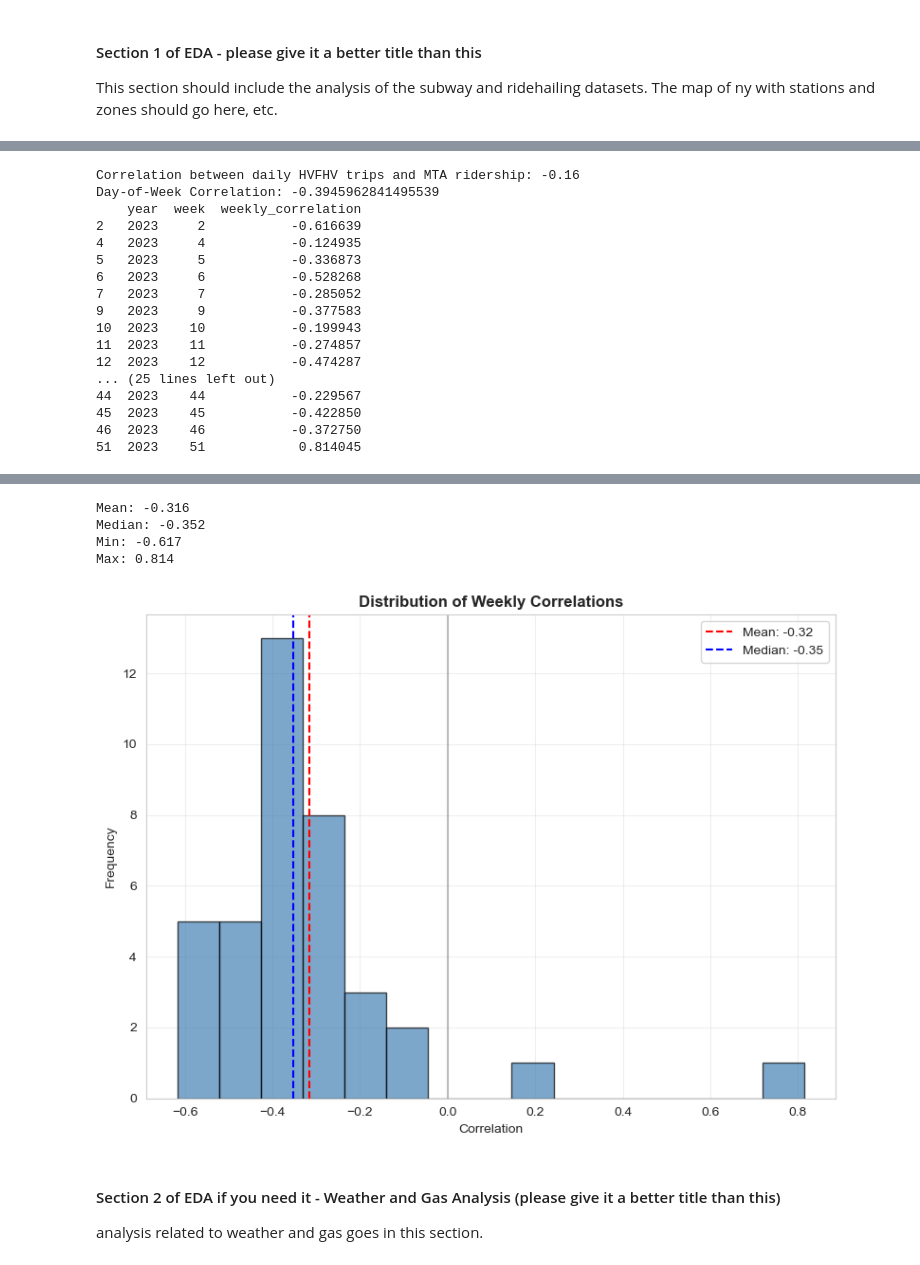
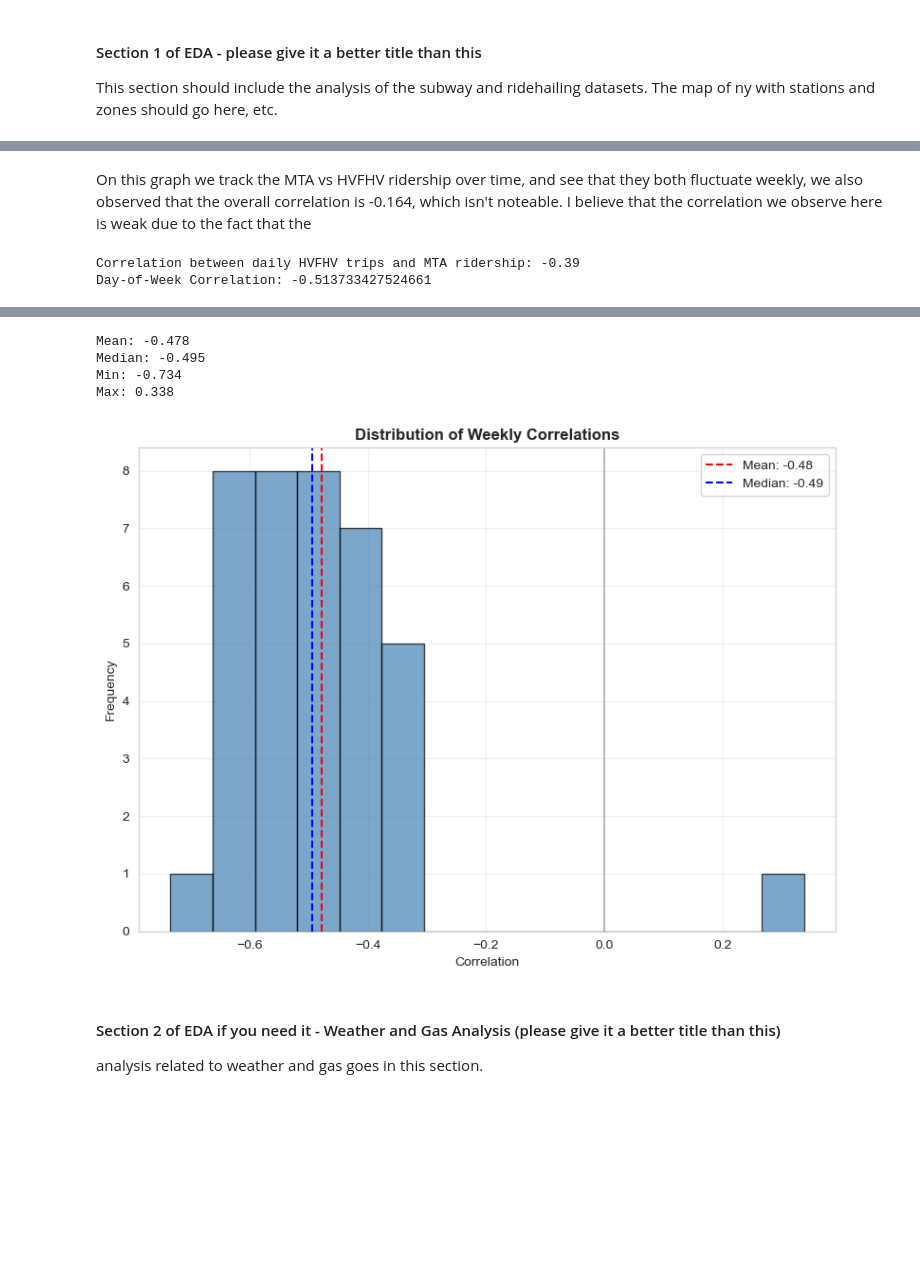
Before and after one commit to COGS108/Group063_WI26, a Jupyter notebook: 02-EDACheckpoint.ipynb, the cells around one changed output, grey strips where cells are left out. Drawn from its saved outputs; the diff is of its cells as text; code cells hidden in the pictures; blank space fills up the shorter version.

```diff
--- a/02-EDACheckpoint.ipynb
+++ b/02-EDACheckpoint.ipynb
@@ -684,9 +849,11 @@ Overall correlation: -0.164
+# %% [markdown]
+On this graph we track the MTA vs HVFHV ridership over time, and see that they both fluctuate weekly, we also observed that the overall correlation is -0.164, which isn't noteable. I believe that the correlation we observe here is weak due to the fact that the
 # %%
 mta_df = pd.read_csv('data/02-processed/MTA_Ridership_cleaned.csv')
 mta_df['date'] = pd.to_datetime(mta_df['date'])
 #print(mta_df.columns)
 
-ridehail_df = pd.read_csv('data/02-processed/total_ridership.csv')
+ridehail_df = pd.read_csv('data/02-processed/ridehailing_daily_cleaned.csv')
 ridehail_df['date'] = pd.to_datetime(ridehail_df['date'])
 ridehail_df['day_of_week'] = ridehail_df['date'].dt.day_name()
 #print(ridehail_df.columns)
@@ -797,20 +964,5 @@ plt.grid(True, alpha=0.3)
 plt.tight_layout()
 plt.show()
 # %% [output]
-Correlation between daily HVFHV trips and MTA ridership: -0.16
-Day-of-Week Correlation: -0.3945962841495539
-    year  week  weekly_correlation
-2   2023     2           -0.616639
-4   2023     4           -0.124935
-5   2023     5           -0.336873
-6   2023     6           -0.528268
-7   2023     7           -0.285052
-9   2023     9           -0.377583
-10  2023    10           -0.199943
-11  2023    11           -0.274857
-12  2023    12           -0.474287
-... (25 lines left out)
-44  2023    44           -0.229567
-45  2023    45           -0.422850
-46  2023    46           -0.372750
-51  2023    51            0.814045
+Correlation between daily HVFHV trips and MTA ridership: -0.39
+Day-of-Week Correlation: -0.513733427524661
@@ -818,8 +970,8 @@ Day-of-Week Correlation: -0.3945962841495539
-Mean: -0.316
-Median: -0.352
-Min: -0.617
-Max: 0.814
+Mean: -0.478
+Median: -0.495
+Min: -0.734
+Max: 0.338
-[figure, old version]
+[figure, new version]
 # %% [markdown]
 #### Section 2 of EDA if you need it  - Weather and Gas Analysis (please give it a better title than this)
 
```
Also changed, not shown: parts of 9 cells of this notebook, 2 other files.
